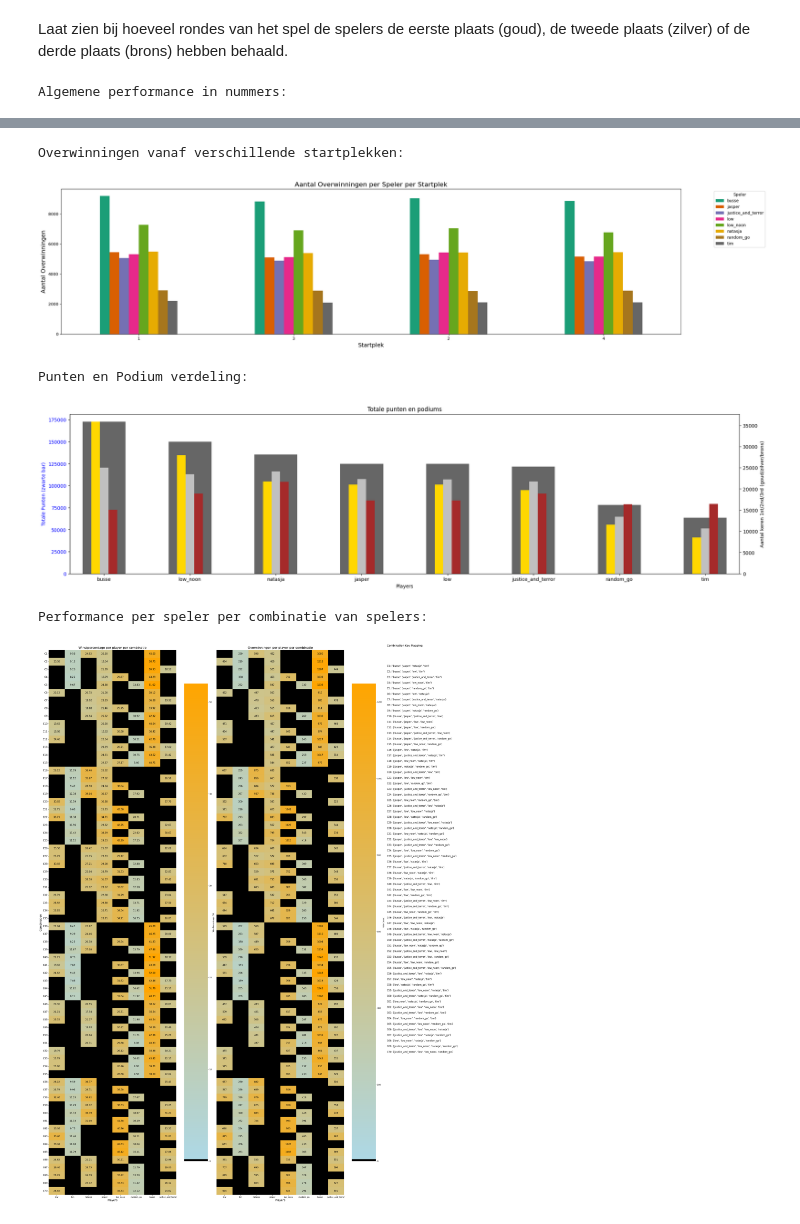
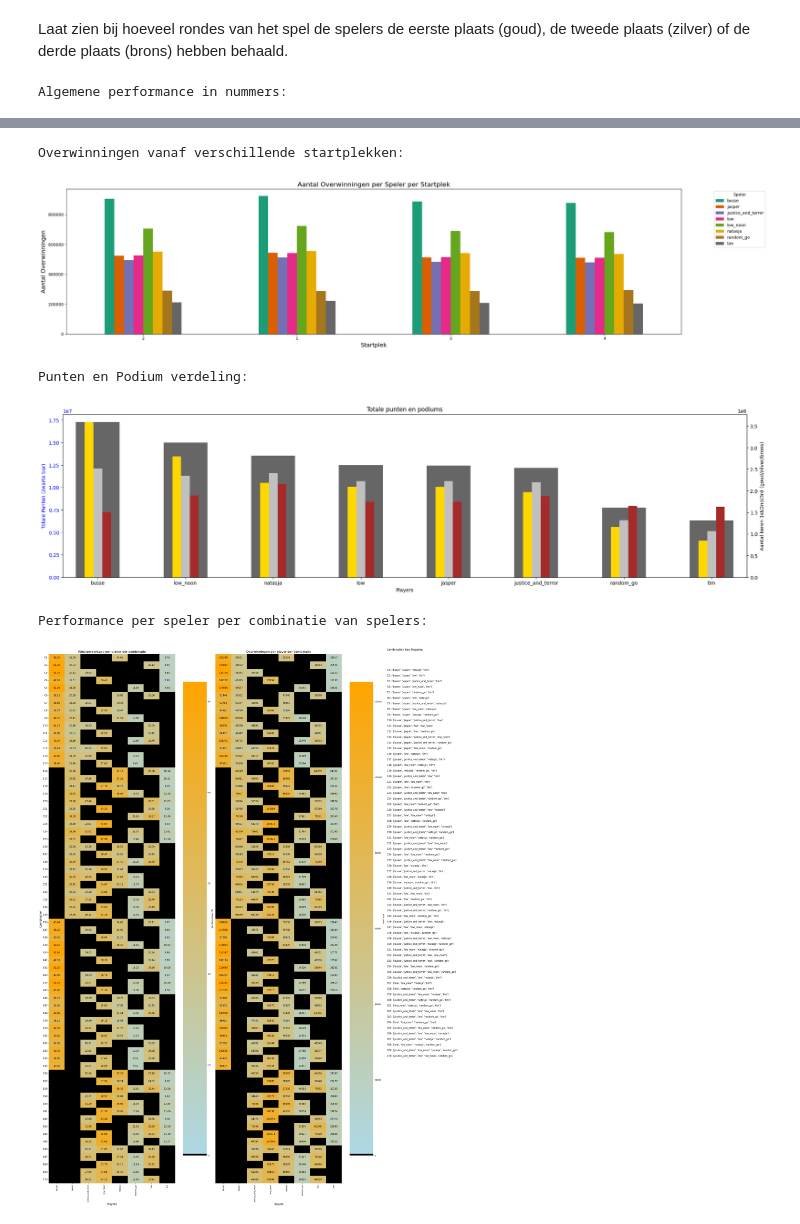
Before and after one commit to BJHeemskerk/ZweedsPesten, a Jupyter notebook: notebooks/ZweedsPestenTesten.ipynb, the cells around one changed output, grey strips where cells are left out. Drawn from its saved outputs; the diff is of its cells as text; code cells hidden in the pictures.

```diff
--- a/notebooks/ZweedsPestenTesten.ipynb
+++ b/notebooks/ZweedsPestenTesten.ipynb
@@ -49,7 +49,7 @@ Game over! Winners in order: ['natasja', 'busse', None]
 Laat zien bij hoeveel rondes van het spel de spelers de eerste plaats (goud), de tweede plaats (zilver) of de derde plaats (brons) hebben behaald.
 # %%
 # Het simuleren van 10000 games
-game.simulate_games(100)
+game.simulate_games(10000)
 # %% [output]
 Algemene performance in nummers:
 |  | Aantal Games | Aantal Punten | 1st | 2nd | 3rd | DNF | 1st Ratio | 2nd Ratio | 3rd Ratio | ... |
@@ -64,6 +64,6 @@ Algemene performance in nummers:
 Overwinningen vanaf verschillende startplekken:
-[figure, old version]
+[figure, new version]
 Punten en Podium verdeling:
-[figure, old version]
+[figure, new version]
 Performance per speler per combinatie van spelers:
-[figure, old version]
+[figure, new version]
```
Also changed, not shown: parts of 2 cells of this notebook, 4 other files.
